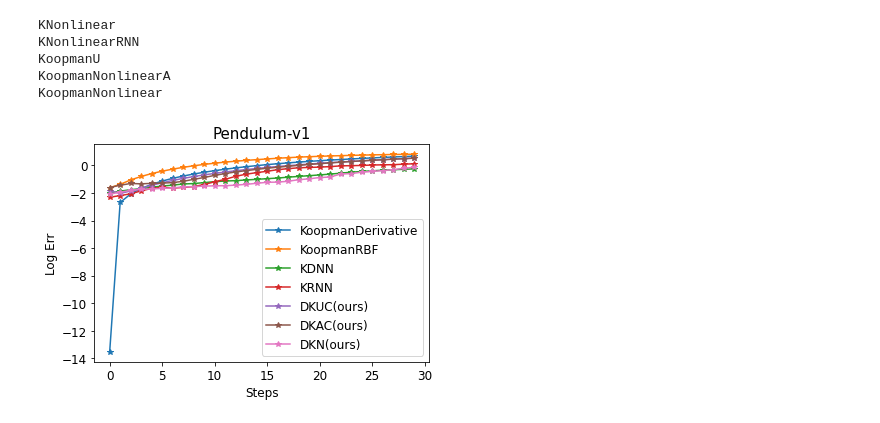
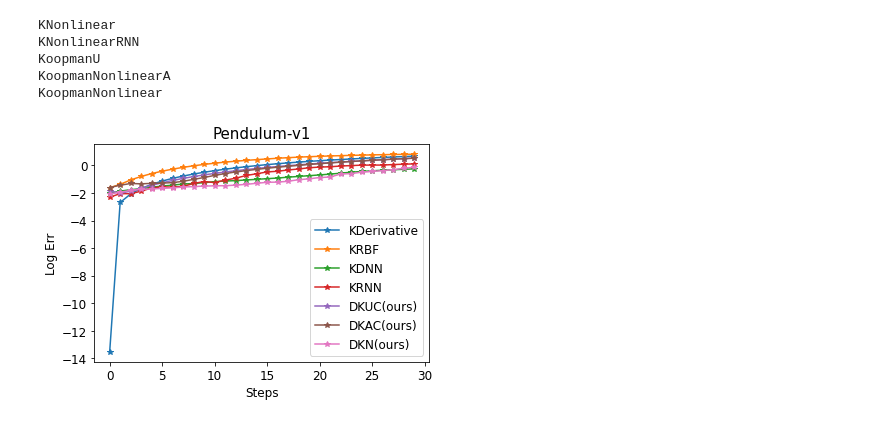
Before and after one commit to HaojieSHI98/DeepKoopmanWithControl, a Jupyter notebook: prediction/Evluation_Knonlinear.ipynb, the cells around one changed output. Drawn from its saved outputs; the diff is of its cells as text; code cells hidden in the pictures.

```diff
--- a/prediction/Evluation_Knonlinear.ipynb
+++ b/prediction/Evluation_Knonlinear.ipynb
@@ -24,7 +24,7 @@ Methods = ["KoopmanDerivative","KoopmanRBF",\
             "KNonlinear","KNonlinearRNN","KoopmanU",\
             "KoopmanNonlinearA","KoopmanNonlinear",\
                 ]
-Method_names = ["KoopmanDerivative","KoopmanRBF",\
+Method_names = ["KDerivative","KRBF",\
             "KDNN","KRNN","DKUC(ours)",\
             "DKAC(ours)","DKN(ours)",\
                 ]
@@ -229,33 +209,33 @@ with torch.no_grad():
 # %%
 colors = ['#1f77b4', '#ff7f0e', '#2ca02c', '#d62728', '#9467bd', '#8c564b', '#e377c2', '#7f7f7f', '#bcbd22', '#17becf']
 font = {'size'   : 12}
 
 plt.rc('font', **font)
 # markers = ['*','+','*','+','*','+','*']
 # env_name = "DampingPendulum"
 # env_name = "CartPole-v1"
 # env_name = "MountainCarContinuous-v0"
 env_name = "Pendulum-v1"
 # env_name = "Franka"
 # env_name = "DoublePendulum"
 title = env_name
 compare = "max"
 # compare = "mean"
 for i in range(7):
     index = i
     method = Methods[index]
-    file_path = "Prediction_Results/"+env_name+"_"+method+".npy"
+    file_path = "../Prediction_Results/Compare/"+env_name+"_"+method+".npy"
     data = np.load(file_path)
     # print(data.shape)
     if compare.startswith("max"):
         plt.plot(np.log10(data[0]),'*-',color = colors[index],label=Method_names[i],linewidth=1.5)
     else:
         plt.plot(np.log10(data[2]),'*-',color = colors[index],label=method)
 plt.legend()
 # plt.grid(linestyle='-.')
 plt.xlabel("Steps",fontsize=12)
 plt.ylabel("Log Err",fontsize=12)
 plt.title(title,fontsize=15)
-plt.savefig("Prediction_Results/"+env_name+"_"+compare+"_new1.png",dpi=300)
+plt.savefig("../Prediction_Results/Prediction/"+env_name+"_"+compare+"_new1.png",dpi=300)
 # %% [output]
-[figure, old version]
+[figure, new version]
```
Also changed, not shown: parts of 1 cell of this notebook, 14 other files.
